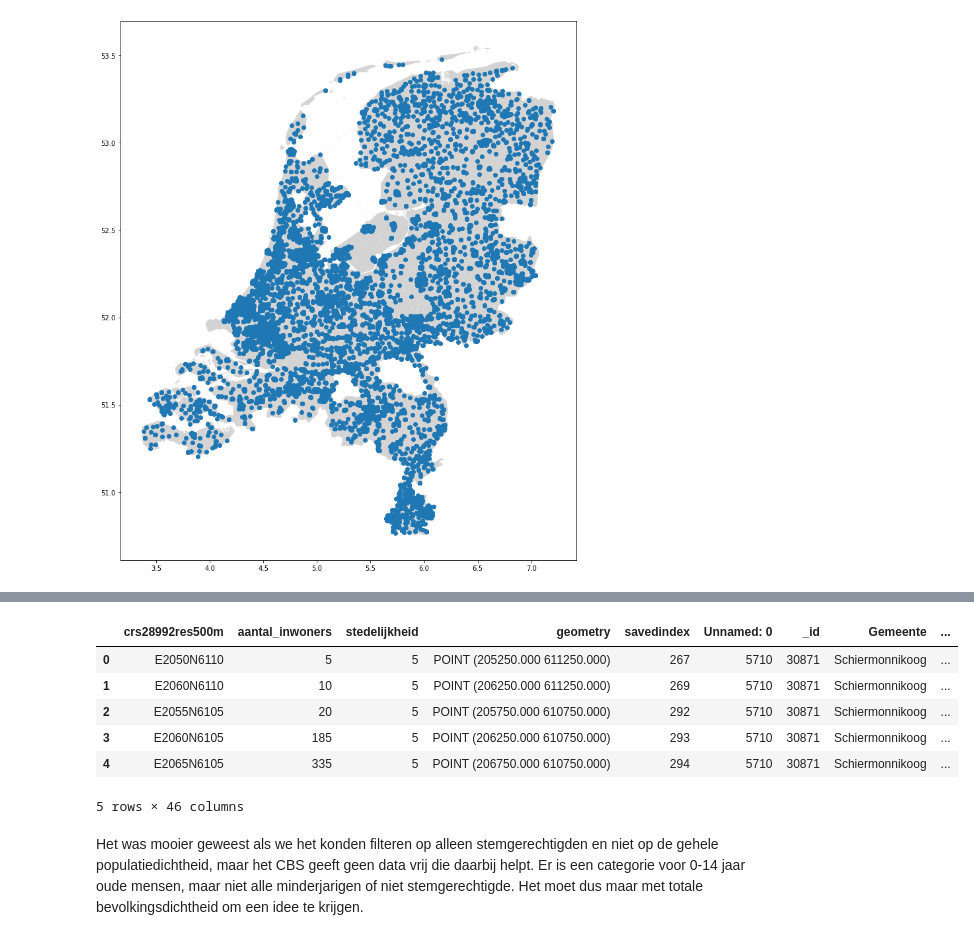
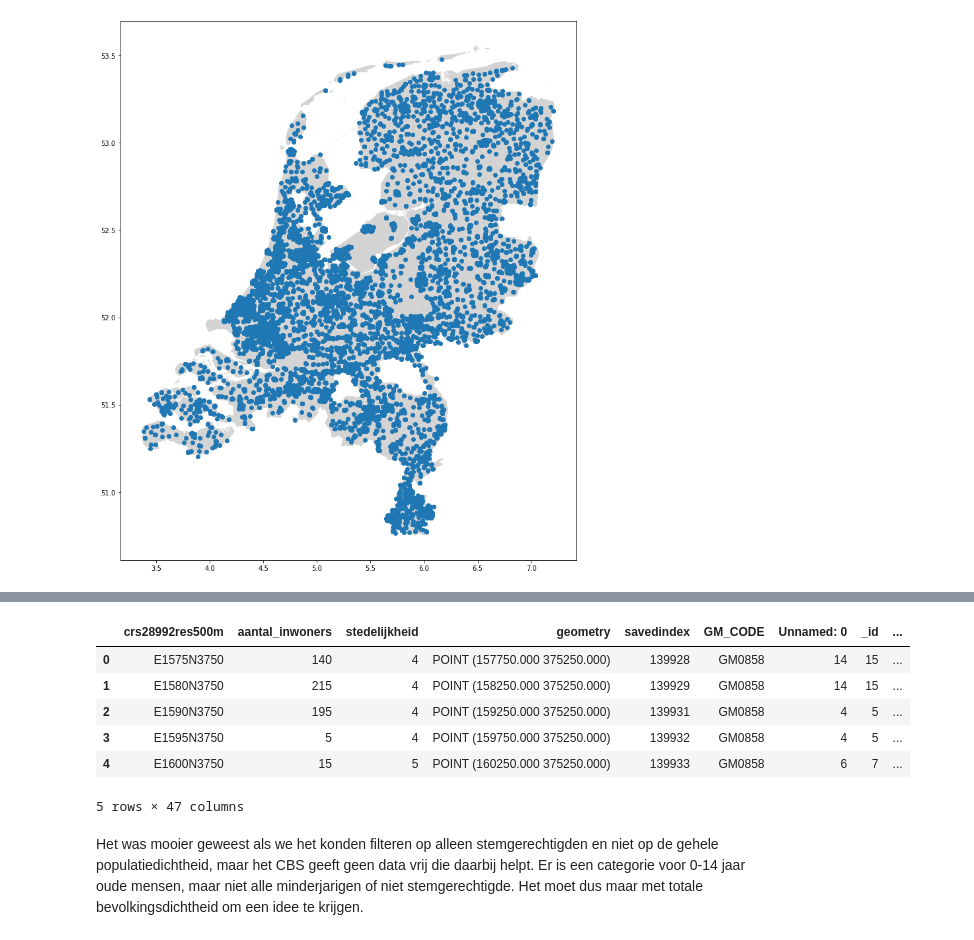
Before and after one commit to openstate/stembureau-meting, a Jupyter notebook: jupyter/stembureau_data.ipynb, the cells around one changed output, grey strips where cells are left out. Drawn from its saved outputs; the diff is of its cells as text; code cells hidden in the pictures.

```diff
--- a/jupyter/stembureau_data.ipynb
+++ b/jupyter/stembureau_data.ipynb
@@ -367,11 +367,3 @@ df_geojson_clean.plot(ax=ax)
 # %% [output]
 <AxesSubplot:>
 [figure]
-# %%
-nl_map_dst['savedindex'] = nl_map_dst.index #Save the index values as a new column
-
-intersecting = nl_map_clean.sjoin(nl_map_dst, how='inner')['savedindex'] #Find the polygons that intersect. Keep savedindex as a series
-
-nl_map_dst = nl_map_dst.loc[nl_map_dst.savedindex.isin(intersecting)] #Filter away these, "savedindex is in intersecting"
-
-nl_map_dst.to_crs(epsg=4326).plot()
@@ -380,0 +370,19 @@ nl_map_dst.to_crs(epsg=4326).plot()
+# %%
+# This section filters all 500m2 squares (nl_map_dst) down to only those squares that fall within the land area of
+# the participating municipalities (nl_map_clean).
+
+# Save the index values as a new column
+nl_map_dst['savedindex'] = nl_map_dst.index
+
+# If a 500m2 square from nl_map_dst is sjoined with nl_map_clean, you end up with mutliple matches for some squares
+# as a square can match with multiple municipalities (i.e. if the border of municipalities runs through a square).
+# When calculating the nearest polling station we only use the centroids of the 500m2 squares, so we use the
+# centroids here as well to filter down all 500m2 squares and add which municipality they belong to.
+nl_map_dst_centroid = nl_map_dst.copy()
+nl_map_dst_centroid['geometry'] = nl_map_dst_centroid['geometry'].centroid
+
+# Find the polygons that intersect. Keep savedindex and GM_CODE (we need this later) as a series.
+intersecting_centroid = nl_map_dst_centroid.sjoin(nl_map_clean, how='inner')[['savedindex', 'GM_CODE']]
+nl_map_dst = nl_map_dst_centroid.merge(intersecting_centroid, on='savedindex', how='inner')
+
+nl_map_dst.to_crs(epsg=4326).plot()
@@ -453,38 +464,51 @@ nl_map_dst_zero_points
 # %%
 import numpy as np
 
 from scipy.spatial import cKDTree
 from shapely.geometry import Point
 #Found on https://gis.stackexchange.com/questions/222315/finding-nearest-point-in-other-geodataframe-using-geopandas
 def ckdnearest(gdA, gdB):
 
     nA = np.array(list(gdA.geometry.apply(lambda x: (x.x, x.y))))
     nB = np.array(list(gdB.geometry.apply(lambda x: (x.x, x.y))))
     btree = cKDTree(nB)
     dist, idx = btree.query(nA, k=1)
     gdB_nearest = gdB.iloc[idx].drop(columns="geometry").reset_index(drop=True)
     gdf = pd.concat(
         [
             gdA.reset_index(drop=True),
             gdB_nearest,
             pd.Series(dist, name='dist')
         ],
         axis=1)
 
     return gdf
 
 #error bar is +- sqrt(250²*2)m ≈ +-353.553390593m
 error = np.sqrt(250**2 + 250**2)
-df_nearest = ckdnearest(nl_map_dst_points.to_crs(epsg=28992), gdf_wims_dedupe.to_crs(epsg=28992))
+
+# Get the 333 municipalities
+municipalities = gdf_wims_dedupe['CBS gemeentecode'].drop_duplicates()
+
+temp_array = []
+for municipality in municipalities:
+    temp_array.append(
+        ckdnearest(
+            nl_map_dst[nl_map_dst['GM_CODE'] == municipality].to_crs(epsg=28992),
+            gdf_wims_dedupe[gdf_wims_dedupe['CBS gemeentecode'] == municipality].to_crs(epsg=28992)
+        )
+    )
+
+df_nearest = pd.concat(temp_array)
 df_nearest.head()
 # %% [output]
-|  | crs28992res500m | aantal_inwoners | stedelijkheid | geometry | savedindex | Unnamed: 0 | _id | Gemeente | ... |
-| 0 | E2050N6110 | 5 | 5 | POINT (205250.000 611250.000) | 267 | 5710 | 30871 | Schiermonnikoog | ... |
-| 1 | E2060N6110 | 10 | 5 | POINT (206250.000 611250.000) | 269 | 5710 | 30871 | Schiermonnikoog | ... |
-| 2 | E2055N6105 | 20 | 5 | POINT (205750.000 610750.000) | 292 | 5710 | 30871 | Schiermonnikoog | ... |
-| 3 | E2060N6105 | 185 | 5 | POINT (206250.000 610750.000) | 293 | 5710 | 30871 | Schiermonnikoog | ... |
-| 4 | E2065N6105 | 335 | 5 | POINT (206750.000 610750.000) | 294 | 5710 | 30871 | Schiermonnikoog | ... |
+|  | crs28992res500m | aantal_inwoners | stedelijkheid | geometry | savedindex | GM_CODE | Unnamed: 0 | _id | ... |
+| 0 | E1575N3750 | 140 | 4 | POINT (157750.000 375250.000) | 139928 | GM0858 | 14 | 15 | ... |
+| 1 | E1580N3750 | 215 | 4 | POINT (158250.000 375250.000) | 139929 | GM0858 | 14 | 15 | ... |
+| 2 | E1590N3750 | 195 | 4 | POINT (159250.000 375250.000) | 139931 | GM0858 | 4 | 5 | ... |
+| 3 | E1595N3750 | 5 | 4 | POINT (159750.000 375250.000) | 139932 | GM0858 | 4 | 5 | ... |
+| 4 | E1600N3750 | 15 | 5 | POINT (160250.000 375250.000) | 139933 | GM0858 | 6 | 7 | ... |
-5 rows × 46 columns
+5 rows × 47 columns
 # %% [markdown]
 Het was mooier geweest als we het konden filteren op alleen stemgerechtigden en niet op de gehele populatiedichtheid, maar het CBS geeft geen data vrij die daarbij helpt. Er is een categorie voor 0-14 jaar oude mensen, maar niet alle minderjarigen of niet stemgerechtigde. Het moet dus maar met totale bevolkingsdichtheid om een idee te krijgen.
 # %%
```
Also changed, not shown: parts of 14 cells of this notebook, 2 other files.
